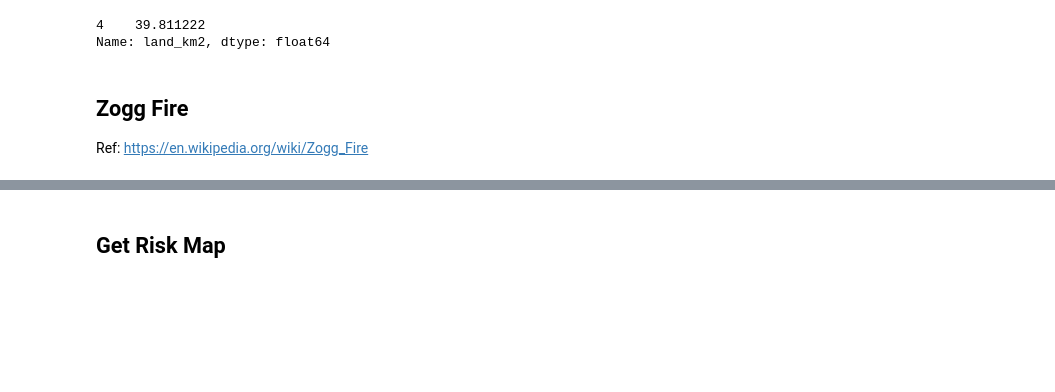
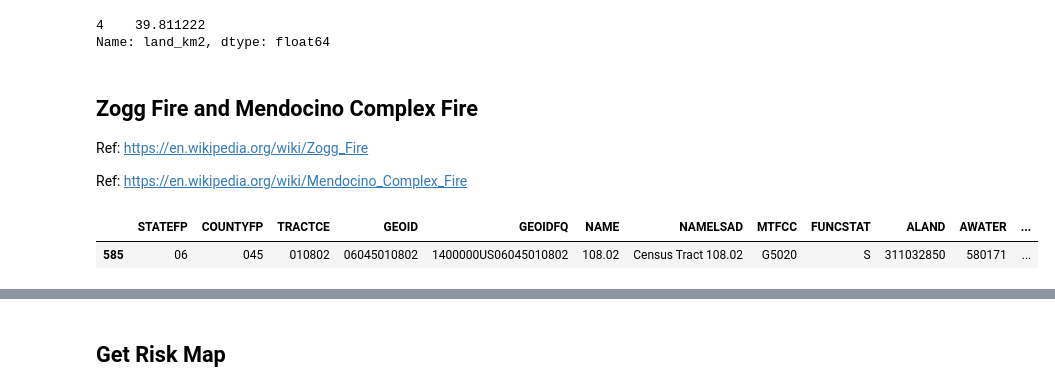
Before and after one commit to RomainPuech/wildfire_drone_routing, a Jupyter notebook: notebooks/california.ipynb, the cells around one changed output, grey strips where cells are left out. Saved outputs shown, nothing was run; the diff lists cells and outputs as text; code cells hidden in the pictures; blank space fills up the shorter version.

```diff
--- a/notebooks/california.ipynb
+++ b/notebooks/california.ipynb
@@ -78,9 +78,11 @@ result = result[result["ALAND"] > 0]
 # (Optional) drop tiny islands or artifacts if needed
 result = result[result["ALAND"] > 1_000]  # > 1,000 m², for example
 # %% [markdown]
-## Zogg Fire
+## Zogg Fire and Mendocino Complex Fire
 
 Ref: https://en.wikipedia.org/wiki/Zogg_Fire
+
+Ref: https://en.wikipedia.org/wiki/Mendocino_Complex_Fire
 # %%
 latitude = 40.53927
 longitude = -122.56656
@@ -100,6 +105,11 @@ if not selected.empty:
     print(selected)
 else:
     print("Point is not inside any polygon.")
+# %%
+selected
+# %% [output]
+|  | STATEFP | COUNTYFP | TRACTCE | GEOID | GEOIDFQ | NAME | NAMELSAD | MTFCC | FUNCSTAT | ALAND | AWATER | ... |
+| 585 | 06 | 045 | 010802 | 06045010802 | 1400000US06045010802 | 108.02 | Census Tract 108.02 | G5020 | S | 311032850 | 580171 | ... |
 # %%
 fig, ax = plt.subplots(figsize=(10, 10))
 
```
Also changed, not shown: parts of 8 cells of this notebook, 1 other file.
